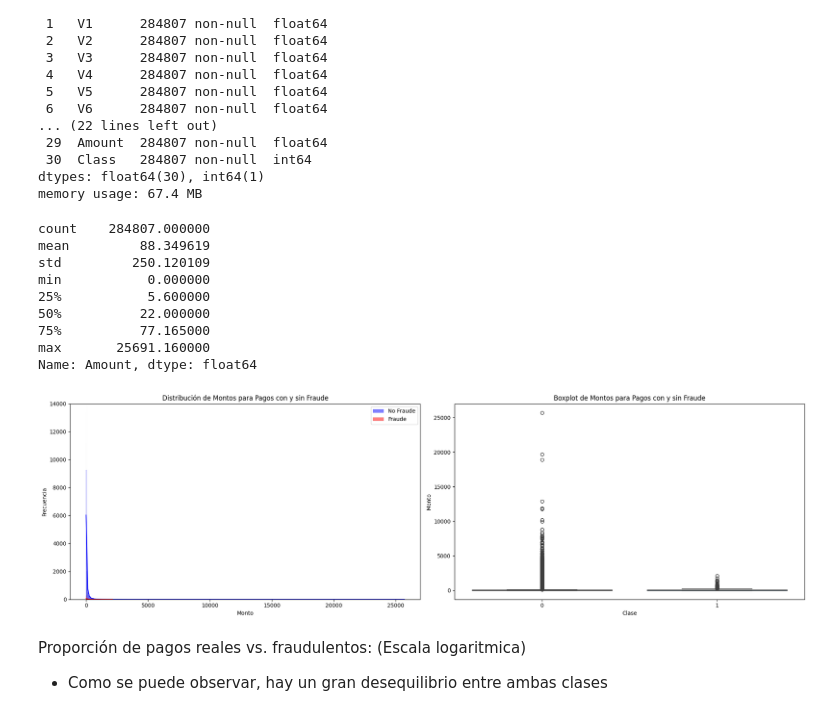
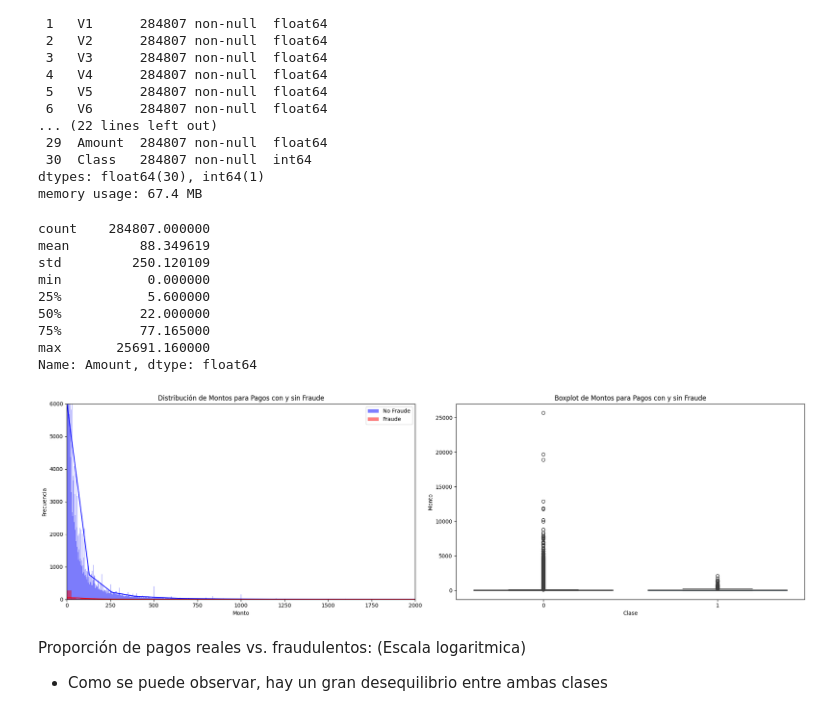
Before and after one commit to yagoTobi/5th-Year-Second-Term-ICAI, a Jupyter notebook: Deep Learning/Práctica 3/A3_Luis_Bueno_Archaga_y_Yago_Tobio_Souto.ipynb, the cells around one changed output. Saved outputs shown, nothing was run; the diff lists cells and outputs as text; code cells hidden in the pictures.

```diff
--- a/Deep Learning/Práctica 3/A3_Luis_Bueno_Archaga_y_Yago_Tobio_Souto.ipynb
+++ b/Deep Learning/Práctica 3/A3_Luis_Bueno_Archaga_y_Yago_Tobio_Souto.ipynb
@@ -140,35 +140,36 @@ print(pd_data['Amount'].describe())
 fig, axes = plt.subplots(nrows=1, ncols=2, figsize=(20, 6))
 
 # * Histograma para la distribución de "Amount" por clase
 sns.histplot(pd_data[pd_data['Class'] == 0]['Amount'], ax=axes[0], color='blue', kde=True, label='No Fraude')
 sns.histplot(pd_data[pd_data['Class'] == 1]['Amount'], ax=axes[0], color='red', kde=True, label='Fraude')
-max_frequency = 14000
+max_frequency = 6000
 axes[0].set_ylim(0, max_frequency)
+axes[0].set_xlim(0, 2000)
 axes[0].set_title('Distribución de Montos para Pagos con y sin Fraude')
 axes[0].set_xlabel('Monto')
 axes[0].set_ylabel('Frecuencia')
 axes[0].legend()
 
 # * Boxplot para la distribución de "Amount" por clase
 sns.boxplot(x='Class', y='Amount', data=pd_data, ax=axes[1])
 axes[1].set_title('Boxplot de Montos para Pagos con y sin Fraude')
 axes[1].set_xlabel('Clase')
 axes[1].set_ylabel('Monto')
 
 # Mostrar la figura con ambos subplots
 plt.tight_layout()  # Ajusta automáticamente los subplots para que encajen en la figura
 plt.show()
 # %% [output]
 count    284807.000000
 mean         88.349619
 std         250.120109
 min           0.000000
 25%           5.600000
 50%          22.000000
 75%          77.165000
 max       25691.160000
 Name: Amount, dtype: float64
-[figure, old version]
+[figure, new version]
 # %% [markdown]
 Proporción de pagos reales vs. fraudulentos: (Escala logaritmica)
 
```
Also changed, not shown: parts of 44 cells of this notebook, 2 other files.
